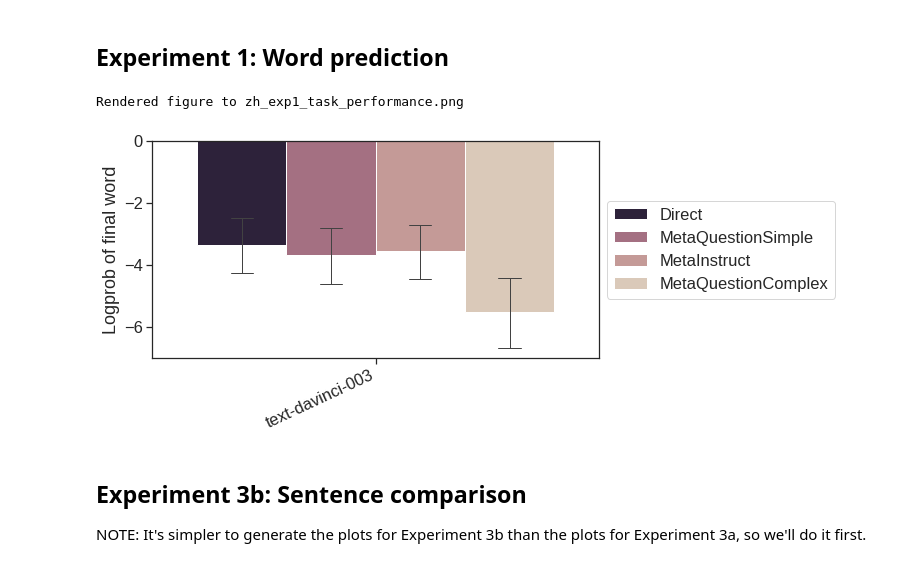
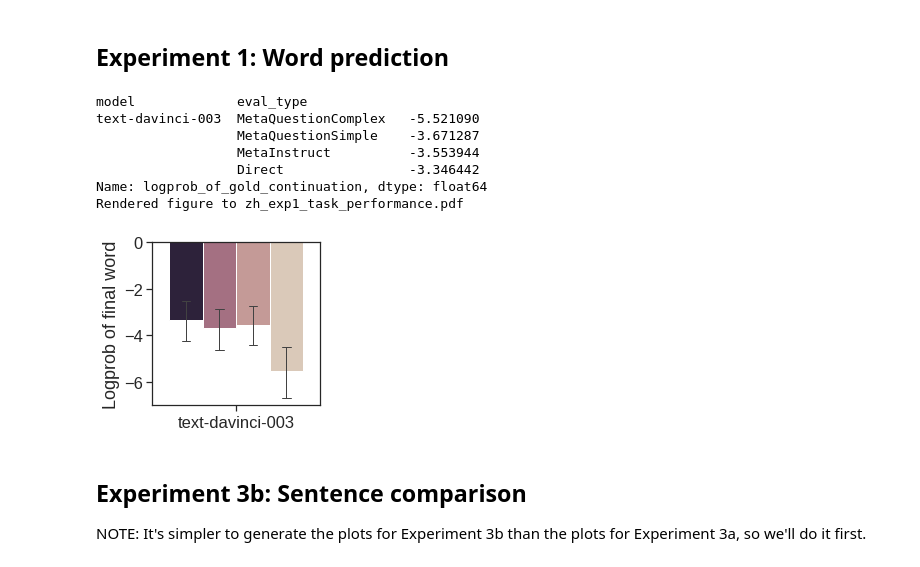
Before and after one commit to jennhu/metalinguistic-prompting, a Jupyter notebook: analysis_zh.ipynb, the cells around one changed output. Drawn from its saved outputs; the diff is of its cells as text; code cells hidden in the pictures.

Commit message:
Clean up plots for Chinese analysis

```diff
--- a/analysis_zh.ipynb
+++ b/analysis_zh.ipynb
@@ -114,29 +114,38 @@ for task, df in RESULTS.items():
 # %%
 _df = RESULTS["exp1"]
 metric = "logprob_of_gold_continuation"
 metric_label = "Logprob of final word"
 kwargs = dict(
     x="model",
     hue="eval_type",
     xlabel="",
-    hue_order=EVAL_TYPES,
+    hue_order=[e for e in EVAL_TYPES if e in _df.eval_type.unique()],
     palette=EVAL_TYPE_PAL,
-    legend_pos="outside"
+    legend_pos="outside",
+    verbose=True
 )
 
 ########################################
 # Average over datasets
 ########################################
 
 ax = plot_metric(_df[_df.model=="text-davinci-003"], metric, ylabel=metric_label, **kwargs)
-# ax.get_legend().remove()
-plt.gcf().set_size_inches(*BARPLOT_SIZE)
-render("zh_exp1_task_performance.png")
+ax.get_legend().remove()
+plt.gcf().set_size_inches(3,3)
+labels = ax.get_xticklabels()
+ax.set_xticklabels(labels, rotation=0, ha="center")
+render("zh_exp1_task_performance.pdf")
 
 plt.show()
 # %% [output]
-Rendered figure to zh_exp1_task_performance.png
+model             eval_type
+text-davinci-003  MetaQuestionComplex   -5.521090
+                  MetaQuestionSimple    -3.671287
+                  MetaInstruct          -3.553944
+                  Direct                -3.346442
+Name: logprob_of_gold_continuation, dtype: float64
+Rendered figure to zh_exp1_task_performance.pdf
-[figure, old version]
+[figure, new version]
 # %% [markdown]
 ## Experiment 3b: Sentence comparison
 
```
Also changed, not shown: parts of 15 cells of this notebook, 1 other file.
